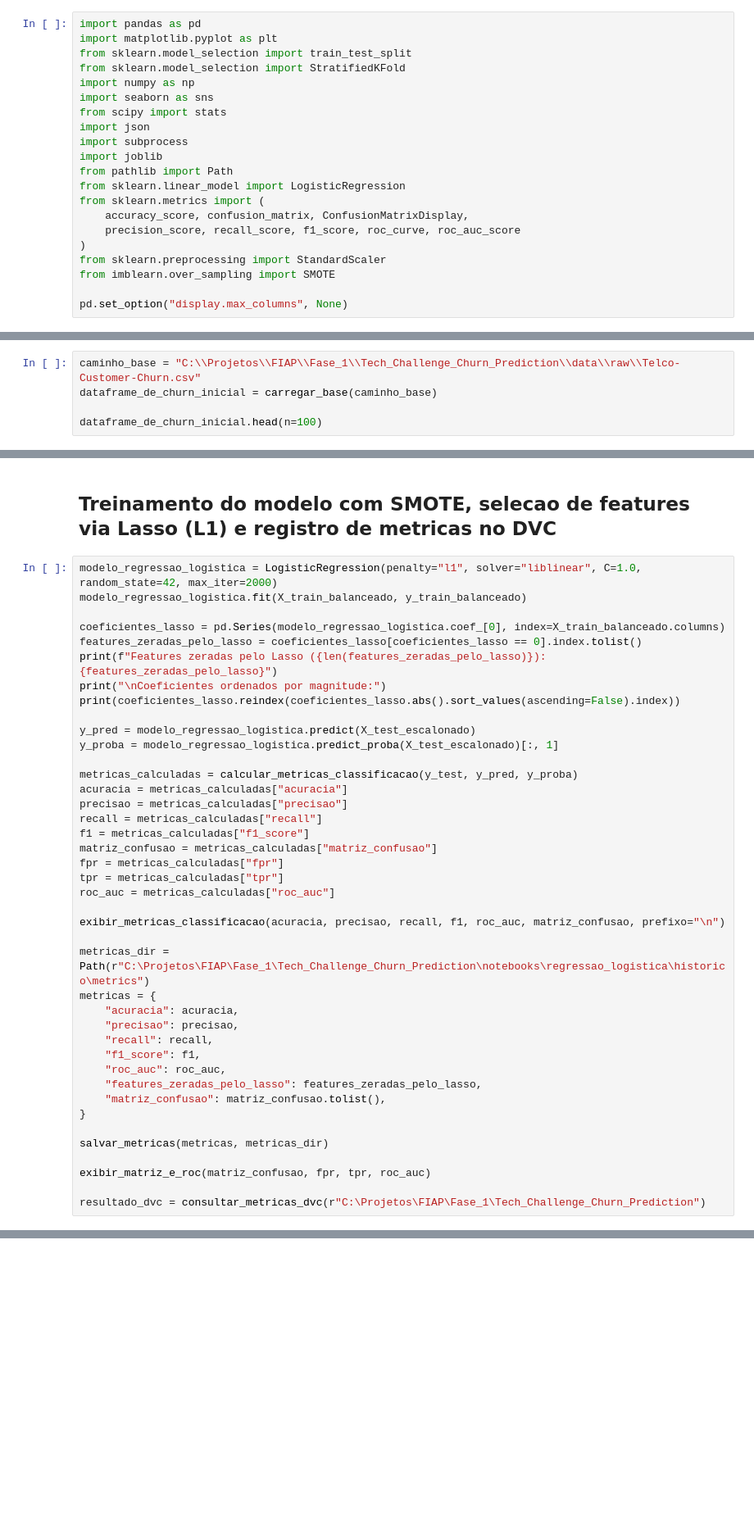
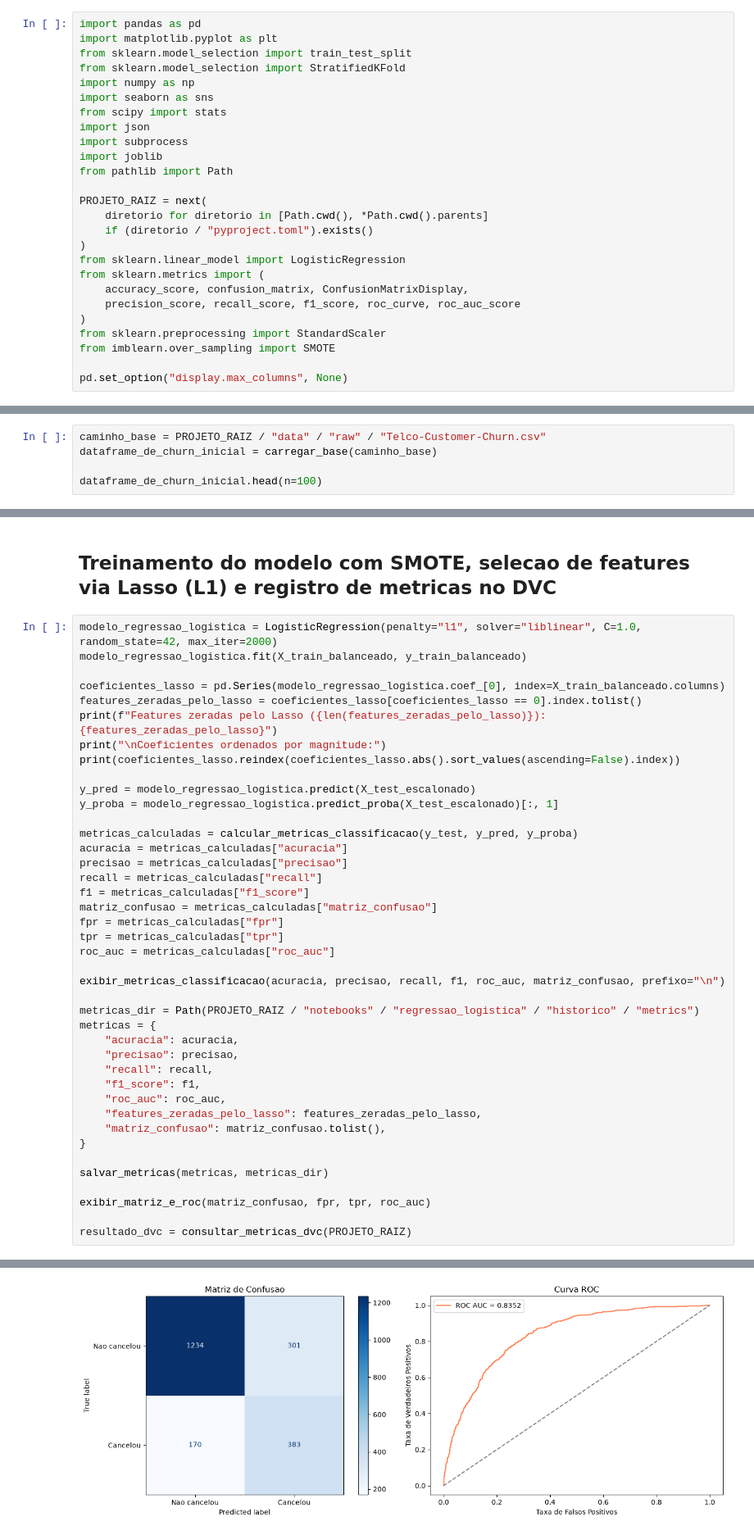
Before and after one commit to Gusta9s/Tech_Challenge_Churn_Prediction, a Jupyter notebook: notebooks/regressao_logistica/historico/V14-Target_encoding_faixa_de_meses.ipynb, the cells around one changed output, grey strips where cells are left out. Shown at 82% size. Cells and saved outputs as stored; diff of their text form; blank space fills up the shorter version.

Commit message:
fix(notebooks/): Ajuste para fazer a atribuicao dinamica de rotas para raiz do projeto

```diff
--- a/notebooks/regressao_logistica/historico/V14-Target_encoding_faixa_de_meses.ipynb
+++ b/notebooks/regressao_logistica/historico/V14-Target_encoding_faixa_de_meses.ipynb
@@ -12,6 +12,11 @@ import json
 import subprocess
 import joblib
 from pathlib import Path
+
+PROJETO_RAIZ = next(
+    diretorio for diretorio in [Path.cwd(), *Path.cwd().parents]
+    if (diretorio / "pyproject.toml").exists()
+)
 from sklearn.linear_model import LogisticRegression
 from sklearn.metrics import (
     accuracy_score, confusion_matrix, ConfusionMatrixDisplay,
@@ -415,7 +420,7 @@ def preparar_treino_com_faixa_escala_e_smote(colunas, random_state=42):
         return X_treino, X_validacao, y_treino, y_validacao, {}
     return preparar
 # %%
-caminho_base = "C:\\Projetos\\FIAP\\Fase_1\\Tech_Challenge_Churn_Prediction\\data\\raw\\Telco-Customer-Churn.csv"
+caminho_base = PROJETO_RAIZ / "data" / "raw" / "Telco-Customer-Churn.csv"
 dataframe_de_churn_inicial = carregar_base(caminho_base)
 
 dataframe_de_churn_inicial.head(n=100)
@@ -691,7 +1005,7 @@ roc_auc = metricas_calculadas["roc_auc"]
 
 exibir_metricas_classificacao(acuracia, precisao, recall, f1, roc_auc, matriz_confusao, prefixo="\n")
 
-metricas_dir = Path(r"C:\Projetos\FIAP\Fase_1\Tech_Challenge_Churn_Prediction\notebooks\regressao_logistica\historico\metrics")
+metricas_dir = Path(PROJETO_RAIZ / "notebooks" / "regressao_logistica" / "historico" / "metrics")
 metricas = {
     "acuracia": acuracia,
     "precisao": precisao,
@@ -706,4 +1020,5 @@ salvar_metricas(metricas, metricas_dir)
 
 exibir_matriz_e_roc(matriz_confusao, fpr, tpr, roc_auc)
 
-resultado_dvc = consultar_metricas_dvc(r"C:\Projetos\FIAP\Fase_1\Tech_Challenge_Churn_Prediction")
+resultado_dvc = consultar_metricas_dvc(PROJETO_RAIZ)
+# %% [output]
@@ -709,0 +1042 @@ resultado_dvc = consultar_metricas_dvc(r"C:\Projetos\FIAP\Fase_1\Tech_Challenge_
+[figure, added]
```
Also changed, not shown: parts of 23 cells of this notebook, 55 other files.
